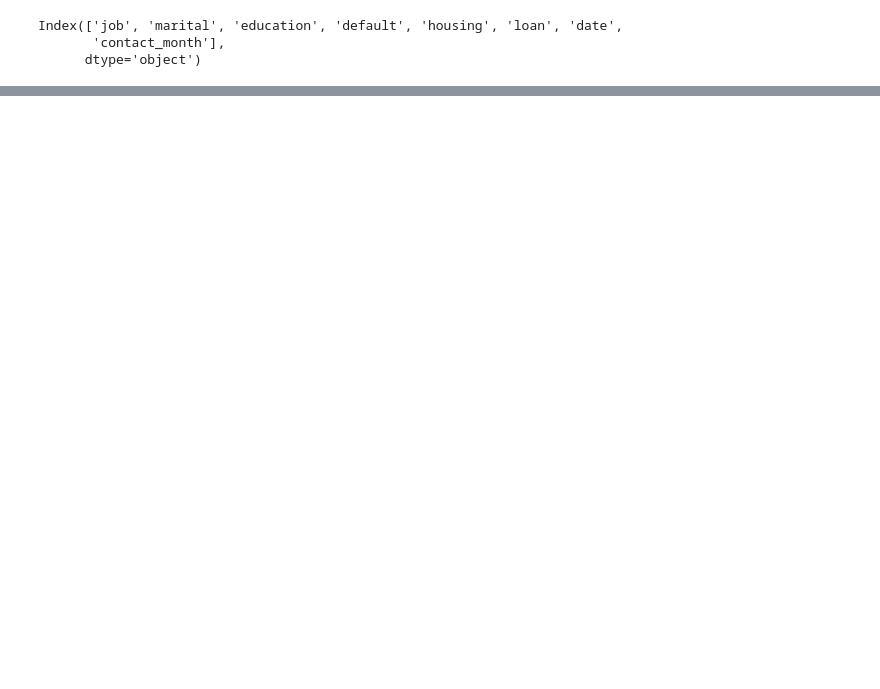
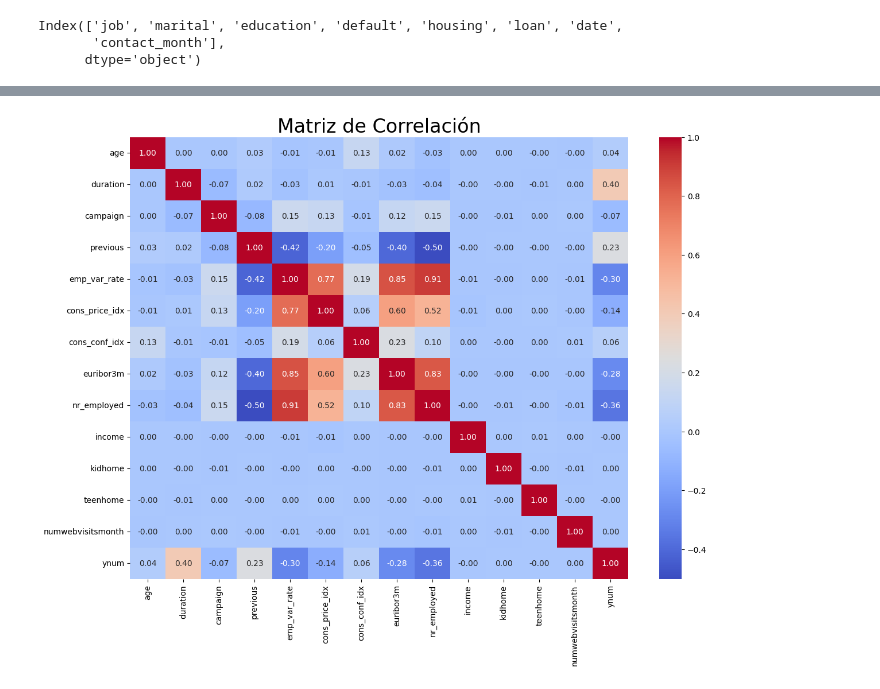
Before and after one commit to MarionaCarreras/Proyecto_PythonforData, a Jupyter notebook: EDA_bank.ipynb, the cells around one changed output, grey strips where cells are left out. Cells and saved outputs as stored; diff of their text form; code cells hidden in the pictures; blank space fills up the shorter version.

```diff
--- a/EDA_bank.ipynb
+++ b/EDA_bank.ipynb
@@ -633,0 +870,2 @@ AttributeError: 'Series' object has no attribute 'valuecounts'
+# %%
+bank = pd.read_csv('data/bank-limpio-sin-nulos.csv', index_col = 0) # cargar el archivo csv sin nulos
@@ -633,0 +940,21 @@ AttributeError: 'Series' object has no attribute 'valuecounts'
+# %%
+# Matriz de correlación de las columnas numéricas con la columna 'y':
+# Seleccionar solo las columnas numéricas
+numeric_columns = bank.select_dtypes(include='number')
+numeric_columns.drop(['latitude',  'longitude'], axis=1, inplace=True)
+
+
+#Convertir la columna 'y' a ceros y unos y añadirla a las variables numéricas
+numeric_columns['ynum'] = bank['y'].map({'no' : 0, 'yes' : 1})
+
+# Calcular la matriz de correlación solo para columnas numéricas
+correlation_matrixx = numeric_columns.corr()# Calcular la matriz de correlación
+
+# Visualizar la matriz de correlación usando un heatmap
+plt.figure(figsize=(14, 10))
+sns.heatmap(correlation_matrixx, annot=True, cmap='coolwarm', fmt=".2f")
+plt.title('Matriz de Correlación', fontsize = 24)
+
+plt.show()
+# %% [output]
+[figure, added]
```
Also changed, not shown: parts of 40 cells of this notebook, 1 other file.
